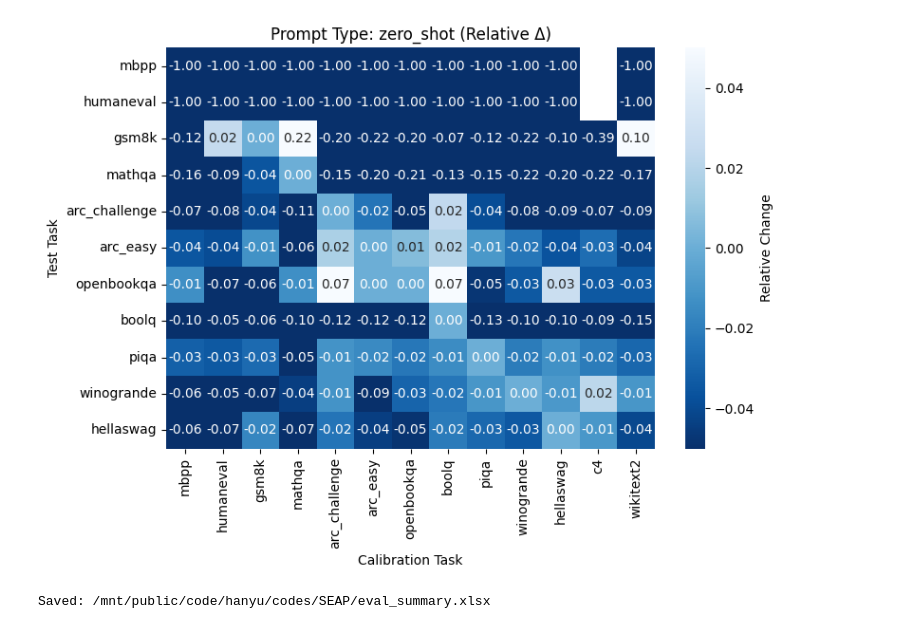
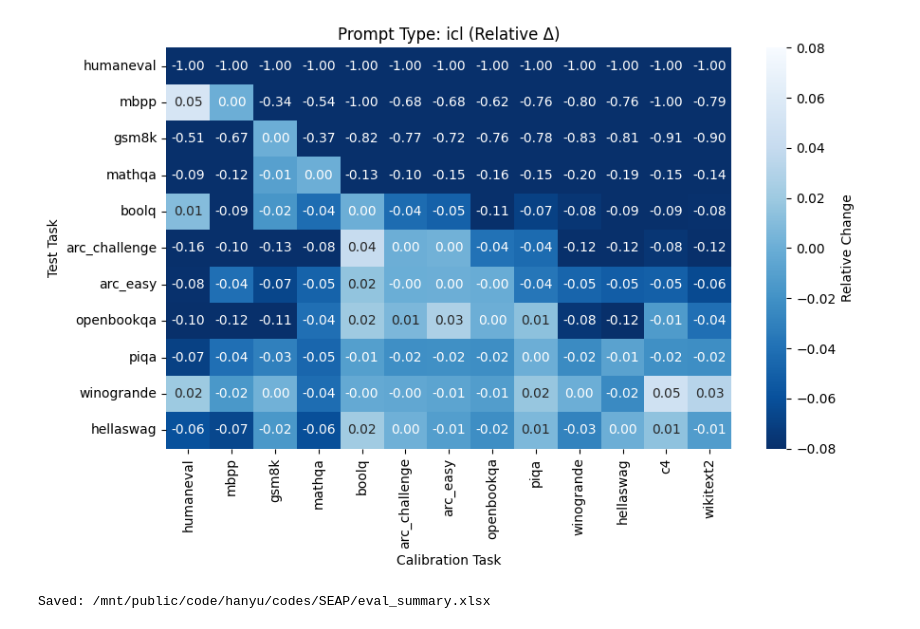
Before and after one commit to IAAR-Shanghai/SEAP, a Jupyter notebook: notebook/0_analysis.ipynb, the cells around one changed output. Drawn from its saved outputs; the diff is of its cells as text; code cells hidden in the pictures.

```diff
--- a/notebook/0_analysis.ipynb
+++ b/notebook/0_analysis.ipynb
@@ -182,7 +182,7 @@ def plot_prompt_heatmap(
     prompt_type="knowledge",
     normalize=True,
     task_groups=None,
-    figsize=(8, 6),
+    figsize=(9, 6),
     model_name=None
 ):
     """
@@ -199,10 +199,11 @@ def plot_prompt_heatmap(
 
     if task_groups is None:
         task_groups = {
-            "code_gen": ["mbpp", "humaneval"],
+            "code_gen": ["humaneval", "mbpp"],
             "math_reasoning": ["gsm8k", "mathqa"],
+            "comparison": ["boolq", "race"],
             "knowledge_qa": ["arc_challenge", "arc_easy", "openbookqa"],
-            "commonsense": ["boolq", "piqa", "winogrande", "hellaswag"],
+            "commonsense": ["piqa", "winogrande", "hellaswag"],
             "language_model": ["c4", "wikitext2"],
         }
 
@@ -265,8 +266,8 @@ def plot_prompt_heatmap(
     annot=True,
     fmt=".2f",
     cmap="Blues_r",
-    vmin=-0.05,
-    vmax=0.05,
+    vmin=-0.08,
+    vmax=0.08,
     cbar_kws={"label": "Relative Change" if normalize else "Accuracy"}
     )
     plt.title(f"Prompt Type: {prompt_type} ({'Relative Δ' if normalize else 'Raw Acc'})")
@@ -275,9 +276,9 @@ def plot_prompt_heatmap(
     plt.tight_layout()
     plt.show()
 # %%
-plot_prompt_heatmap(df_all, prompt_type="zero_shot", model_name="Llama-2-7b-hf")    # 标准化后热力图
+plot_prompt_heatmap(df_all, prompt_type="icl", model_name="Llama-2-7b-hf")    # 标准化后热力图
 # %% [output]
-[figure, old version]
+[figure, new version]
 # %%
 output_path = "/mnt/public/code/hanyu/codes/SEAP/eval_summary.xlsx"
 df_all.to_excel(output_path, index=False)
```
Also changed, not shown: parts of 2 cells of this notebook, 9 other files.
